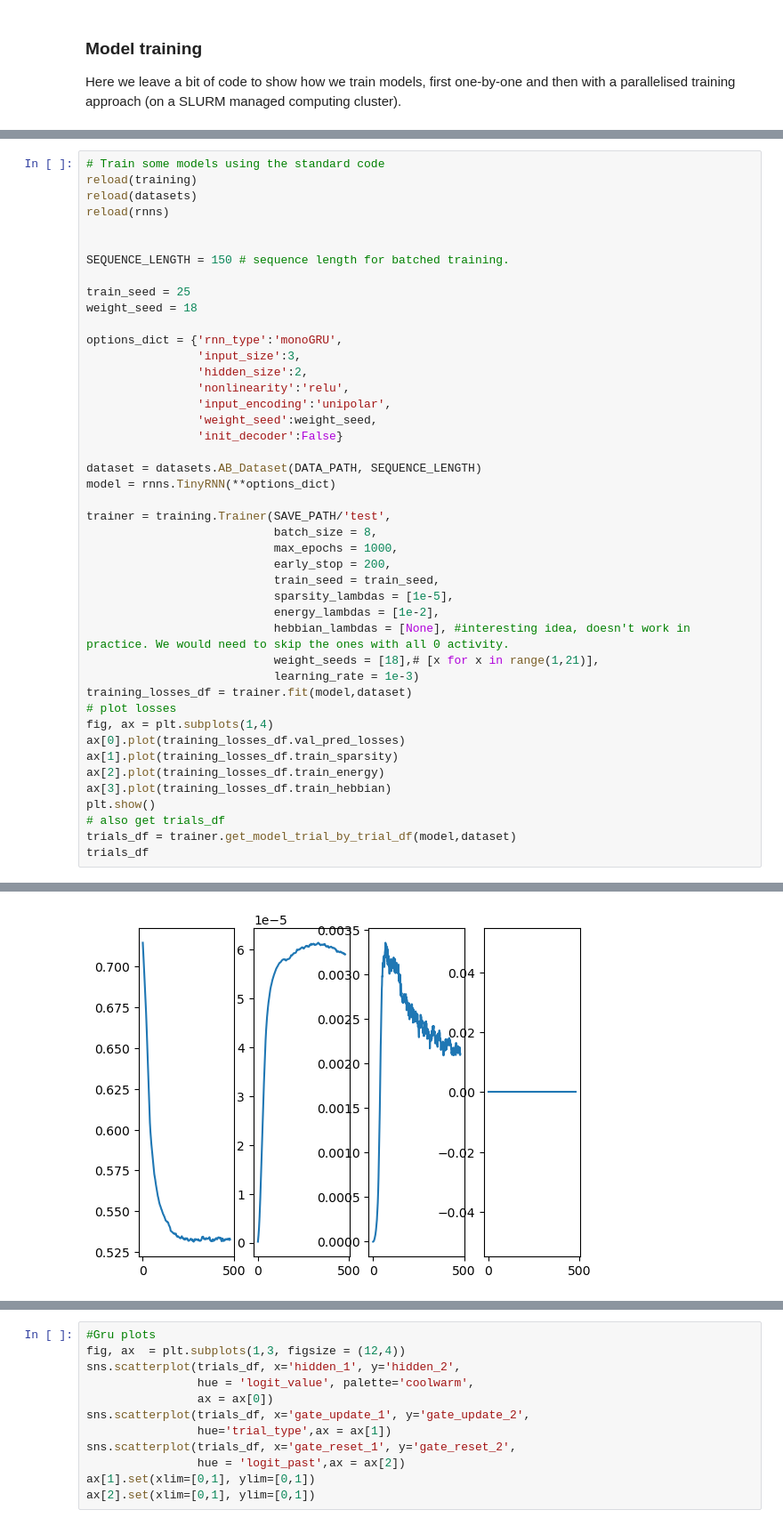
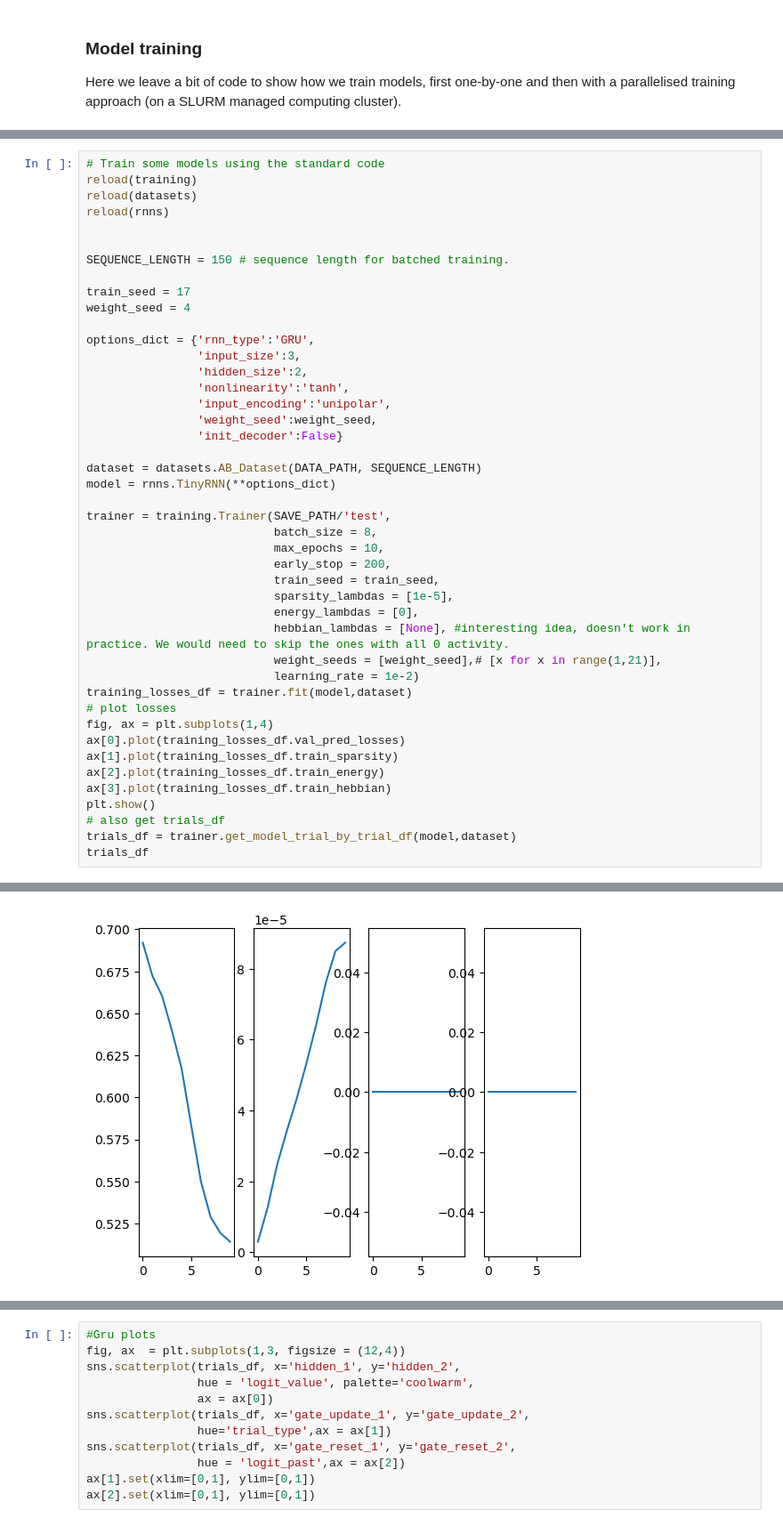
Before and after one commit to charlesdgburns/NM_TinyRNN, a Jupyter notebook: notebooks/train_and_select._RNNs.ipynb, the cells around one changed output, grey strips where cells are left out. Shown: that part at 89% size. Cells and saved outputs as stored; diff of their text form.

```diff
--- a/notebooks/train_and_select._RNNs.ipynb
+++ b/notebooks/train_and_select._RNNs.ipynb
@@ -76,13 +75,13 @@ reload(rnns)
 
 SEQUENCE_LENGTH = 150 # sequence length for batched training.
 
-train_seed = 25
-weight_seed = 18
+train_seed = 17
+weight_seed = 4
 
-options_dict = {'rnn_type':'monoGRU',
+options_dict = {'rnn_type':'GRU',
                 'input_size':3,
                 'hidden_size':2,
-                'nonlinearity':'relu',
+                'nonlinearity':'tanh',
                 'input_encoding':'unipolar',
                 'weight_seed':weight_seed,
                 'init_decoder':False}
@@ -92,14 +91,14 @@ model = rnns.TinyRNN(**options_dict)
 
 trainer = training.Trainer(SAVE_PATH/'test',
                            batch_size = 8,
-                           max_epochs = 1000,
+                           max_epochs = 10,
                            early_stop = 200,
                            train_seed = train_seed,
                            sparsity_lambdas = [1e-5],
-                           energy_lambdas = [1e-2],
+                           energy_lambdas = [0],
                            hebbian_lambdas = [None], #interesting idea, doesn't work in practice. We would need to skip the ones with all 0 activity.
-                           weight_seeds = [18],# [x for x in range(1,21)],
-                           learning_rate = 1e-3)
+                           weight_seeds = [weight_seed],# [x for x in range(1,21)],
+                           learning_rate = 1e-2)
 training_losses_df = trainer.fit(model,dataset)
 # plot losses
 fig, ax = plt.subplots(1,4)
@@ -133,2 +130,2 @@ Test loss: 0.450544
 Lastly, extracting activations on full dataset
-[figure, old version]
+[figure, new version]
```
Also changed, not shown: parts of 14 cells of this notebook, 35 other files.
